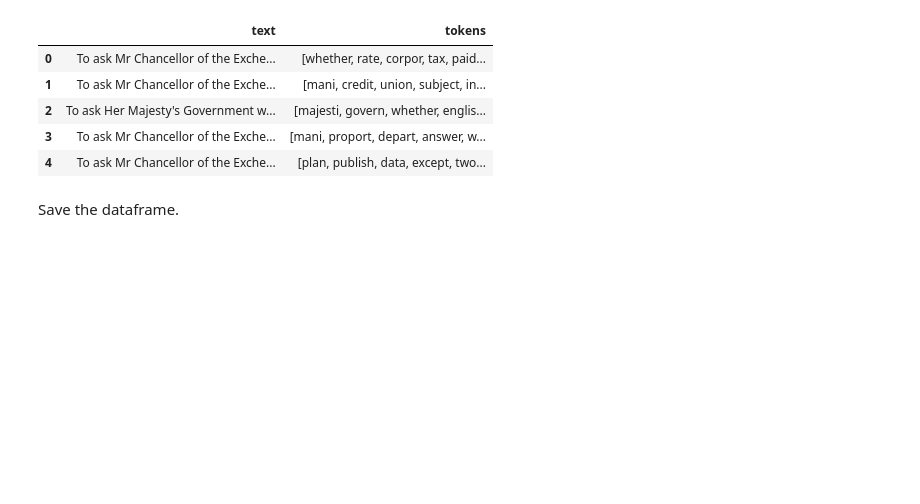
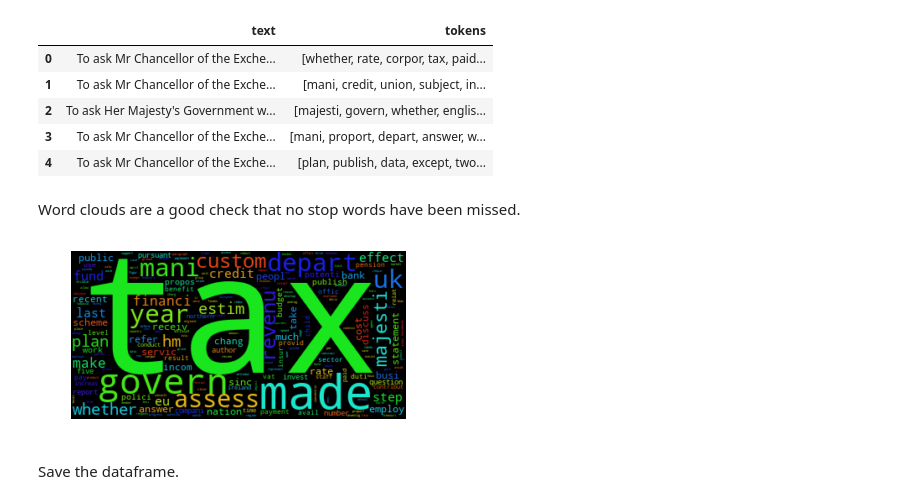
Before and after one commit to jjfallon/text-clustering, a Jupyter notebook: Clean the data.ipynb, the cells around one changed output. Saved outputs shown, nothing was run; the diff lists cells and outputs as text; code cells hidden in the pictures; blank space fills up the shorter version.

```diff
--- a/Clean the data.ipynb
+++ b/Clean the data.ipynb
@@ -76,6 +79,23 @@ df.head()
 | 2 | To ask Her Majesty's Government w... | [majesti, govern, whether, englis... |
 | 3 | To ask Mr Chancellor of the Exche... | [mani, proport, depart, answer, w... |
 | 4 | To ask Mr Chancellor of the Exche... | [plan, publish, data, except, two... |
+# %% [markdown]
+Word clouds are a good check that no stop words have been missed.
+# %%
+# Combined the tokens back into whole strings
+cleaned_strings = df['tokens'].apply(lambda x: ' '.join(x)).tolist()
+
+# Join the strings together
+combined_text = ' '.join(cleaned_strings)
+
+# Display a word cloud
+wc = WordCloud().generate( combined_text )
+plt.figure()
+plt.imshow(wc, interpolation="bilinear")
+plt.axis("off")
+plt.show()
+# %% [output]
+[figure, added]
 # %% [markdown]
 Save the dataframe.
 # %%
```
Also changed, not shown: parts of 1 cell of this notebook.
